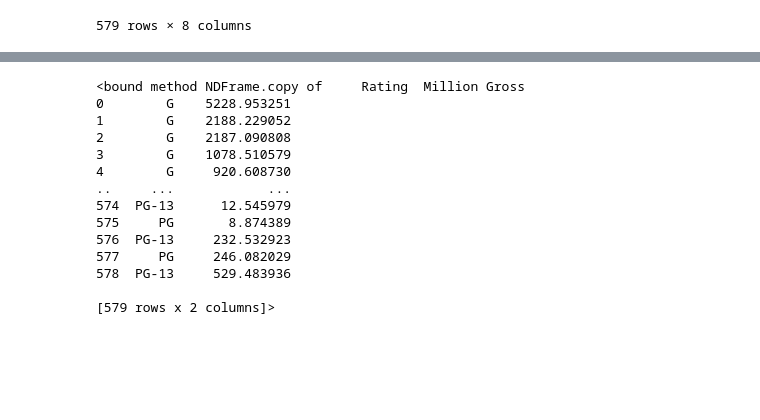
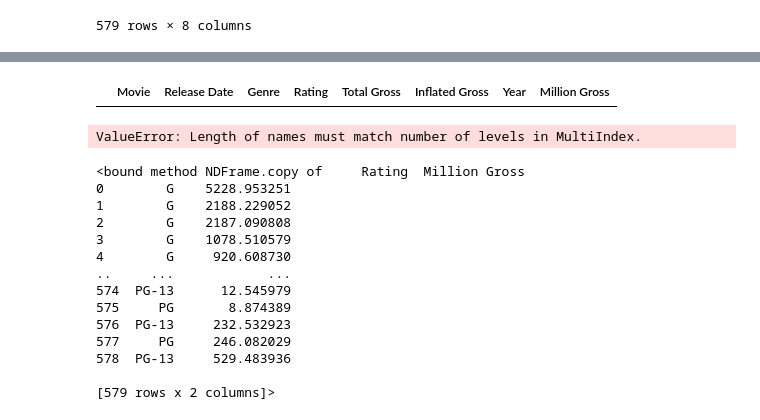
Before and after one commit to Gujaratigirl/butler-groupB-project1, a Jupyter notebook: Disney.ipynb, the cells around one changed output, grey strips where cells are left out. Cells and saved outputs as stored; diff of their text form; code cells hidden in the pictures; blank space fills up the shorter version.

```diff
--- a/Disney.ipynb
+++ b/Disney.ipynb
@@ -70,3 +82,18 @@ disney_df
+# %%
+#not working how I think it should!!
+disney_df['Rating'] = disney_df['Rating'].fillna(0)
+disney_df['Genre'] = disney_df['Genre'].fillna(0)
+blank_genre_df = pd.DataFrame(disney_df[disney_df['Genre'] =='0'])
+
+blank_genre_df
+# %% [output]
+|  | Movie | Release Date | Genre | Rating | Total Gross | Inflated Gross | Year | Million Gross |
+# %%
+#Not working like I think it should
+
+index = pd.MultiIndex.from_frame(disney_df, names=["Genre", "Rating"])
+# %% [output]
+ValueError: Length of names must match number of levels in MultiIndex.
 # %%
 disney_rating_df=  disney_df[['Rating','Million Gross']].copy
 disney_rating_df
```
Also changed, not shown: parts of 3 cells of this notebook.
